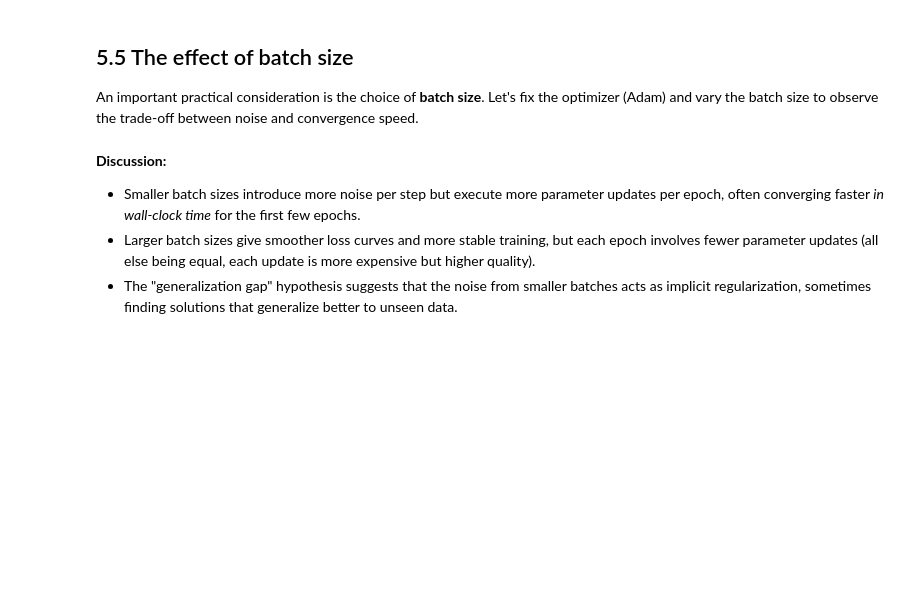
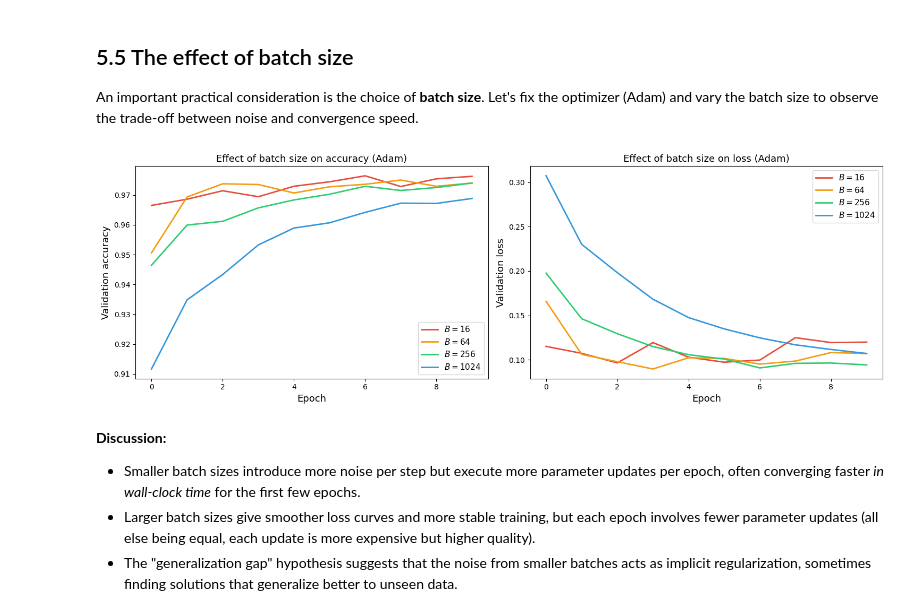
Before and after one commit to eduenez/MathAIspring2026UTSA, a Jupyter notebook: code/optimization_sgd.ipynb, the cells around one changed output. Saved outputs shown, nothing was run; the diff lists cells and outputs as text; code cells hidden in the pictures; blank space fills up the shorter version.

```diff
--- a/code/optimization_sgd.ipynb
+++ b/code/optimization_sgd.ipynb
@@ -759,34 +825,36 @@ n_epochs_bs = 10  # @param {type: "integer"}
 fig, axes = plt.subplots(1, 2, figsize=(15, 5))
 bs_colors = ['#e74c3c', '#f39c12', '#2ecc71', '#3498db']
 
 for bs, color in zip(batch_sizes_exp, bs_colors):
     model = build_model()
     model.set_weights([w.copy() for w in init_weights])
     model.compile(
         loss=keras.losses.SparseCategoricalCrossentropy(from_logits=True),
         optimizer=keras.optimizers.Adam(learning_rate=0.001),
         metrics=["accuracy"],
     )
     hist = model.fit(x_train, y_train, batch_size=bs, epochs=n_epochs_bs,
-                     validation_split=0.2, verbose=0)
+                     validation_split=0.2, verbose=1)
 
     axes[0].plot(hist.history['val_accuracy'], '-', color=color, lw=2,
                  label=f'$B={bs}$')
     axes[1].plot(hist.history['val_loss'], '-', color=color, lw=2,
                  label=f'$B={bs}$')
 
 axes[0].set_xlabel('Epoch', fontsize=13)
 axes[0].set_ylabel('Validation accuracy', fontsize=13)
 axes[0].set_title('Effect of batch size on accuracy (Adam)', fontsize=13)
 axes[0].legend(fontsize=11)
 
 axes[1].set_xlabel('Epoch', fontsize=13)
 axes[1].set_ylabel('Validation loss', fontsize=13)
 axes[1].set_title('Effect of batch size on loss (Adam)', fontsize=13)
 axes[1].legend(fontsize=11)
 
 plt.tight_layout()
 plt.show()
+# %% [output]
+[figure, added]
 # %% [markdown]
 **Discussion:**
 
```
Also changed, not shown: parts of 13 cells of this notebook.
